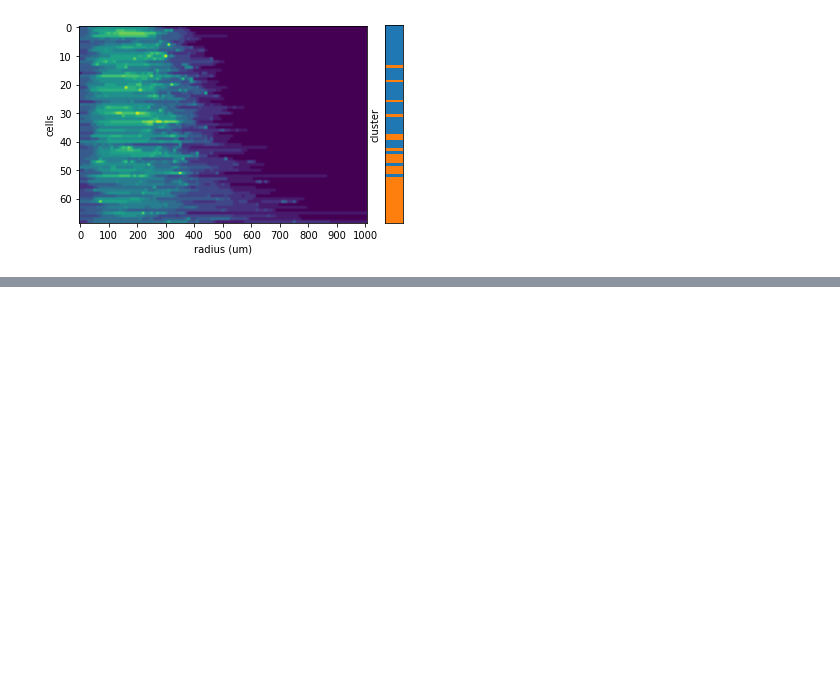
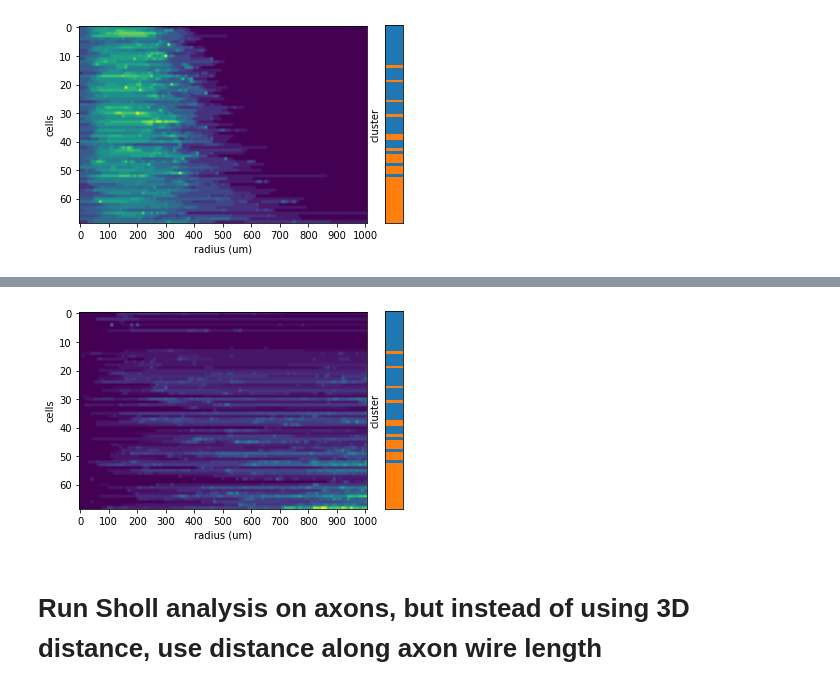
Before and after one commit to AllenNeuralDynamics/lc_analysis_demonstration, a Jupyter notebook: code/sholl_analysis.ipynb, the cells around one changed output, grey strips where cells are left out. Saved outputs shown, nothing was run; the diff lists cells and outputs as text; code cells hidden in the pictures; blank space fills up the shorter version.

```diff
--- a/code/sholl_analysis.ipynb
+++ b/code/sholl_analysis.ipynb
@@ -70,0 +117,6 @@ df = dendritic.plot_heatmap_with_column(plotDF, sholl_df, col="cluster")
+# %%
+df = dendritic.plot_heatmap_with_column(plotDF, axon_sholl_df, col="cluster")
+# %% [output]
+[figure, added]
+# %% [markdown]
+# Run Sholl analysis on axons, but instead of using 3D distance, use distance along axon wire length
```
Also changed, not shown: parts of 18 cells of this notebook, 2 other files.
